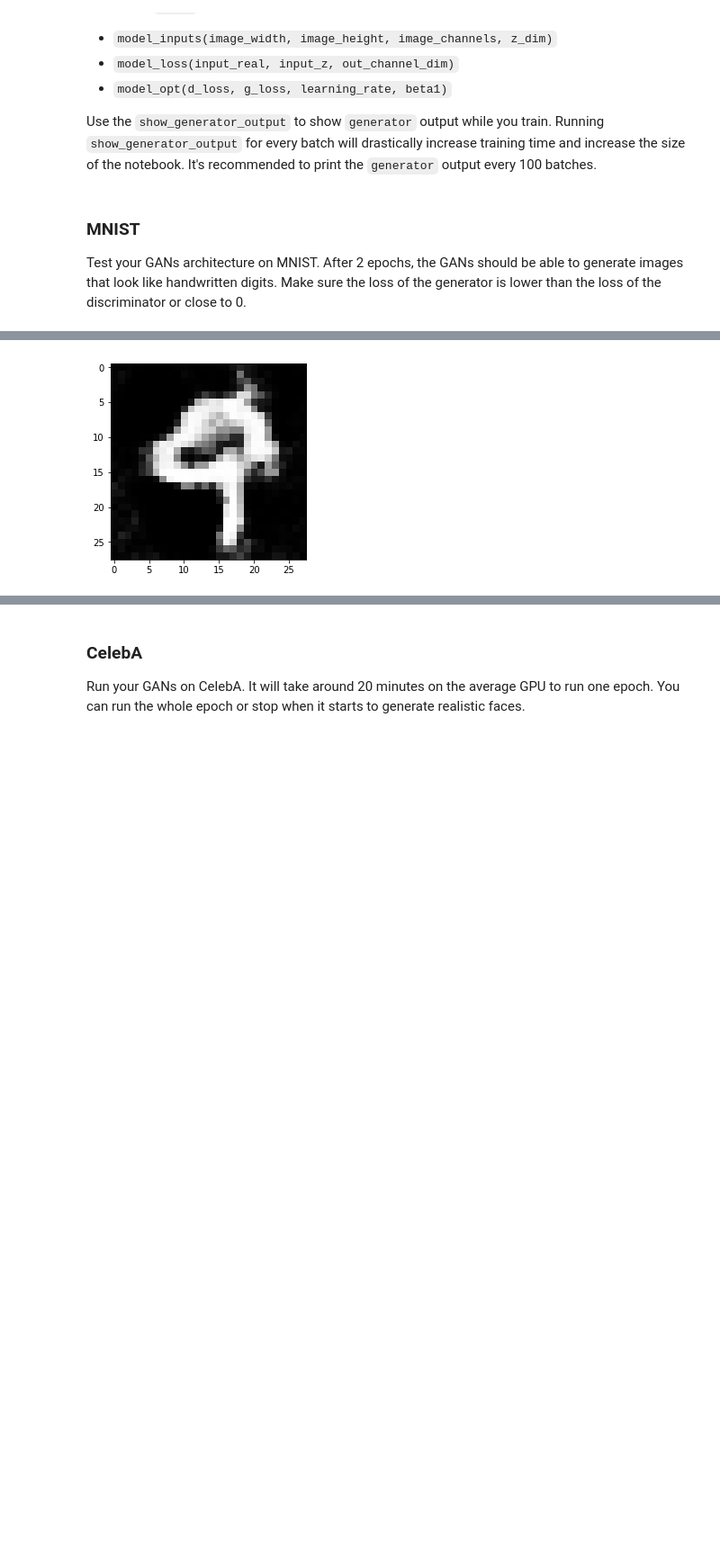
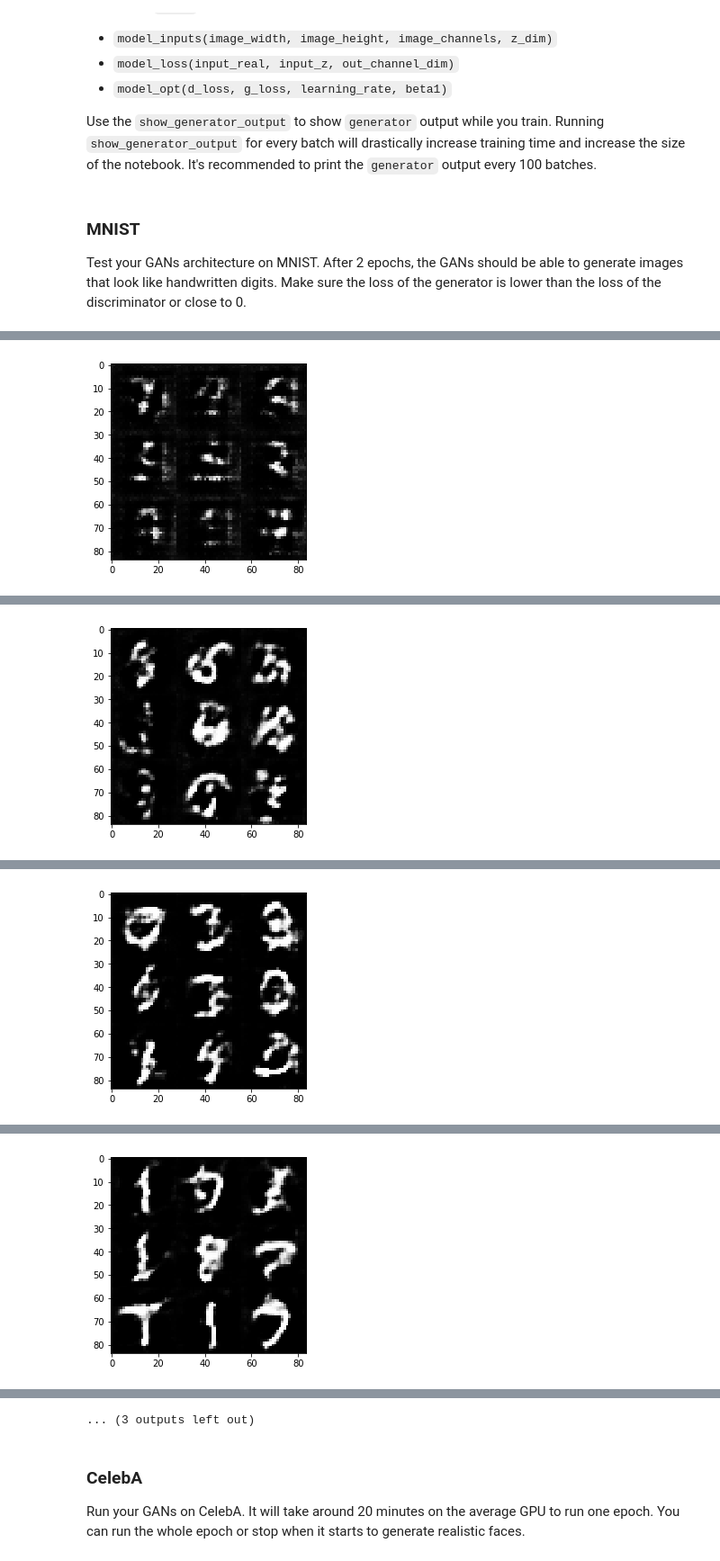
Before and after one commit to samuxiii/dlf, a Jupyter notebook: p5/dlnd_face_generation.ipynb, the cells around one changed output, grey strips where cells are left out. Shown at 90% size. Saved outputs shown, nothing was run; the diff lists cells and outputs as text; code cells hidden in the pictures; blank space fills up the shorter version.

```diff
--- a/p5/dlnd_face_generation.ipynb
+++ b/p5/dlnd_face_generation.ipynb
@@ -144,11 +144,11 @@ def discriminator(images, reuse=False):
     #leaky relu hyperparameter
     alpha = 0.2
     #droupout hyperparameter
-    drop_rate = 0.1
+    drop_rate = 0.5
 
     with tf.variable_scope('discriminator', reuse=reuse):
         #28x28
-        conv = tf.layers.conv2d(images, 128, 5, strides=1, padding='same')
+        conv = tf.layers.conv2d(images, 128, 5, strides=2, padding='same')
         conv = tf.maximum(alpha * conv, conv) #leaky relu allows gradient to flow
         conv = tf.layers.dropout(conv, drop_rate, training=True) #improves generalization and gets generator a chance to learn
         #print(conv.get_shape().as_list())
@@ -202,18 +202,18 @@ def generator(z, out_channel_dim, is_train=True):
     drop_rate = 0.1
 
     with tf.variable_scope('generator', reuse=not is_train):
-        z = tf.layers.dense(z, 7*7*512,
+        z = tf.layers.dense(z, 4*4*512,
                             use_bias=False,
                             activation=None)
-        z = tf.reshape(z, [-1, 7, 7, 512])
+        z = tf.reshape(z, [-1, 4, 4, 512])
         z = tf.layers.batch_normalization(z, training=is_train)
         z = tf.maximum(alpha * z, z)
         #z = tf.layers.dropout(z, drop_rate, training=is_train)
 
         #print(z.get_shape().as_list())
 
-        #7x7x512
-        conv = tf.layers.conv2d_transpose(z, 256, 5, strides=2, padding='same',
+        #4x4x512
+        conv = tf.layers.conv2d_transpose(z, 256, 4, strides=1, padding='valid',
                                           use_bias=False,
                                           activation=None)
         conv = tf.layers.batch_normalization(conv, training=is_train)
@@ -222,7 +222,7 @@ def generator(z, out_channel_dim, is_train=True):
         #print(conv.get_shape().as_list())
 
 
-        #14x14x256
+        #7x7x256
         conv = tf.layers.conv2d_transpose(conv, 128, 5, strides=2, padding='same',
                                           use_bias=False,
                                           activation=None)
@@ -231,8 +231,8 @@ def generator(z, out_channel_dim, is_train=True):
         #conv = tf.layers.dropout(conv, drop_rate, training=is_train)
         #print(conv.get_shape().as_list())
 
-        #28x28x64
-        conv = tf.layers.conv2d_transpose(conv, out_channel_dim, 5, strides=1, padding='same',
+        #14x14x128
+        conv = tf.layers.conv2d_transpose(conv, out_channel_dim, 5, strides=2, padding='same',
                                           use_bias=False,
                                           activation=None)
         #print(conv.get_shape().as_list())
@@ -303,14 +303,21 @@ def model_opt(d_loss, g_loss, learning_rate, beta1):
     :param beta1: The exponential decay rate for the 1st moment in the optimizer
     :return: A tuple of (discriminator training operation, generator training operation)
     """
-    #retrieving vars
+    #retrieving trainable vars
     t_vars = tf.trainable_variables()
     d_vars = [var for var in t_vars if var.name.startswith('discriminator')]
     g_vars = [var for var in t_vars if var.name.startswith('generator')]
 
+    #getting update ops for each one
+    update_ops = tf.get_collection(tf.GraphKeys.UPDATE_OPS)
+    d_update_ops = [op for op in update_ops if op.name.startswith('discriminator')]
+    g_update_ops = [op for op in update_ops if op.name.startswith('generator')]
+
     #
-    with tf.control_dependencies(tf.get_collection(tf.GraphKeys.UPDATE_OPS)):
+    with tf.control_dependencies(d_update_ops):
         d_train_opt = tf.train.AdamOptimizer(learning_rate, beta1=beta1).minimize(d_loss, var_list=d_vars)
+
+    with tf.control_dependencies(g_update_ops):
         g_train_opt = tf.train.AdamOptimizer(learning_rate, beta1=beta1).minimize(g_loss, var_list=g_vars)
 
     return d_train_opt, g_train_opt
@@ -403,7 +410,6 @@ def train(epoch_count, batch_size, z_dim, learning_rate, beta1, get_batches, dat
                                                      lr: learning_rate})
 
                 _ = sess.run(g_train_opt, feed_dict={input_z: z,
-                                                     input_real: batch_images,
                                                      lr: learning_rate})
 
                 #print outs
@@ -422,20 +428,23 @@ def train(epoch_count, batch_size, z_dim, learning_rate, beta1, get_batches, dat
 
                 if step % 500 == 0:
                     #print images
-                    show_generator_output(sess, 1, input_z, out_channel_dim, data_image_mode)
+                    show_generator_output(sess, 9, input_z, out_channel_dim, data_image_mode)
 
 
             print("End batch")
         print("End epoch")
     print("End")
+
+    print("Final images:")
+    show_generator_output(sess, 9, input_z, out_channel_dim, data_image_mode)
 # %% [markdown]
 ### MNIST
 Test your GANs architecture on MNIST.  After 2 epochs, the GANs should be able to generate images that look like handwritten digits.  Make sure the loss of the generator is lower than the loss of the discriminator or close to 0.
 # %%
-batch_size = 64
+batch_size = 32
 z_dim = 100
 learning_rate = 0.0001
-beta1 = 0.2
+beta1 = 0.5
 
 
 """
@@ -471 +480 @@ Epoch 1/2... Discriminator Loss: 1.1545... Generator Loss: 1.0212
-[figure, old version]
+[figure, new version]
@@ -491,0 +501 @@ Epoch 2/2... Discriminator Loss: 1.0603... Generator Loss: 1.3506
+[figure, added]
@@ -492,0 +522 @@ KeyboardInterrupt:
+[figure, added]
@@ -492,0 +540 @@ KeyboardInterrupt:
+[figure, added]
@@ -493,3 +583,4 @@ KeyboardInterrupt:
+... (3 outputs left out)
 # %% [markdown]
 ### CelebA
 Run your GANs on CelebA.  It will take around 20 minutes on the average GPU to run one epoch.  You can run the whole epoch or stop when it starts to generate realistic faces.
```
Also changed, not shown: parts of 2 cells of this notebook.
